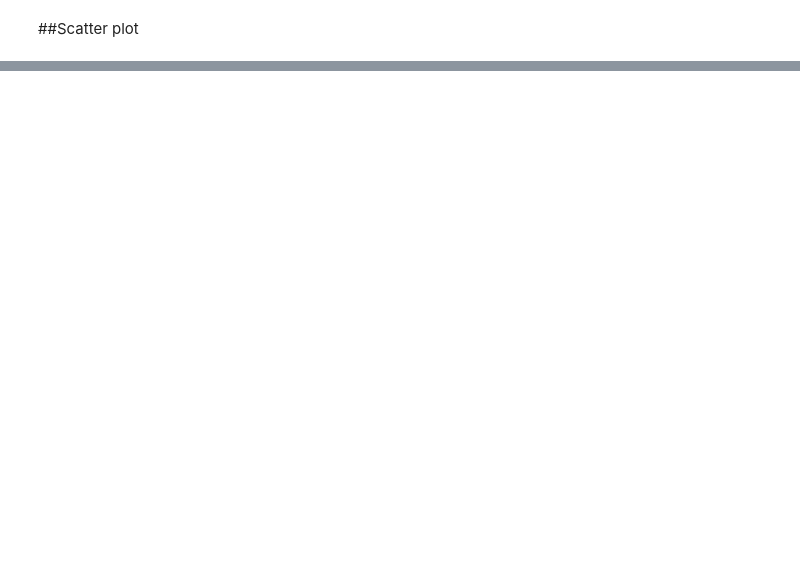
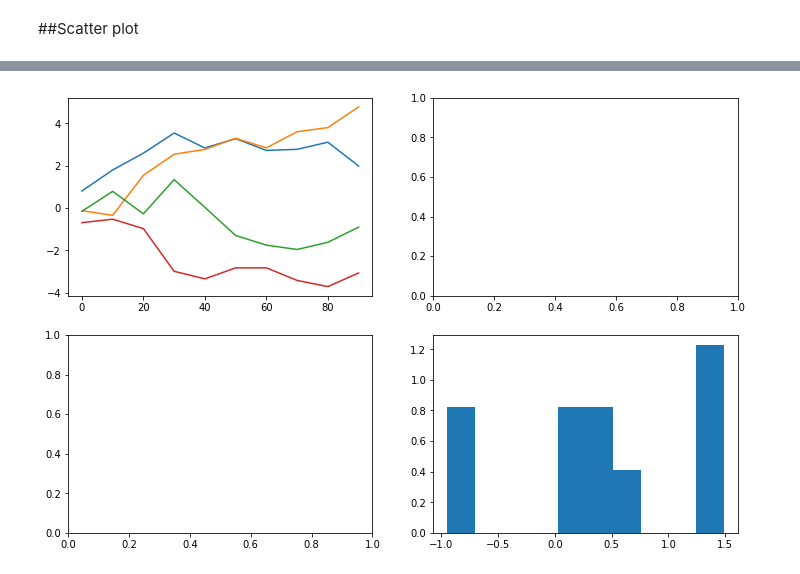
Before and after one commit to cchio74/forgemaster, a Jupyter notebook: lab04_LHC_plot.ipynb, the cells around one changed output, grey strips where cells are left out. Saved outputs shown, nothing was run; the diff lists cells and outputs as text; code cells hidden in the pictures; blank space fills up the shorter version.

```diff
--- a/lab04_LHC_plot.ipynb
+++ b/lab04_LHC_plot.ipynb
@@ -326,0 +361,7 @@ plt.scatter(x=df['A'],y=df['B'],s=df['C']*-100,c=df['D'])
+# %%
+fig,axes=plt.subplots(2,2,figsize=[12,8])
+axes[0,0].plot(df)
+axes[1,1].hist(s,density=True)
+plt.show()
+# %% [output]
+[figure, added]
```
Also changed, not shown: parts of 63 cells of this notebook.
